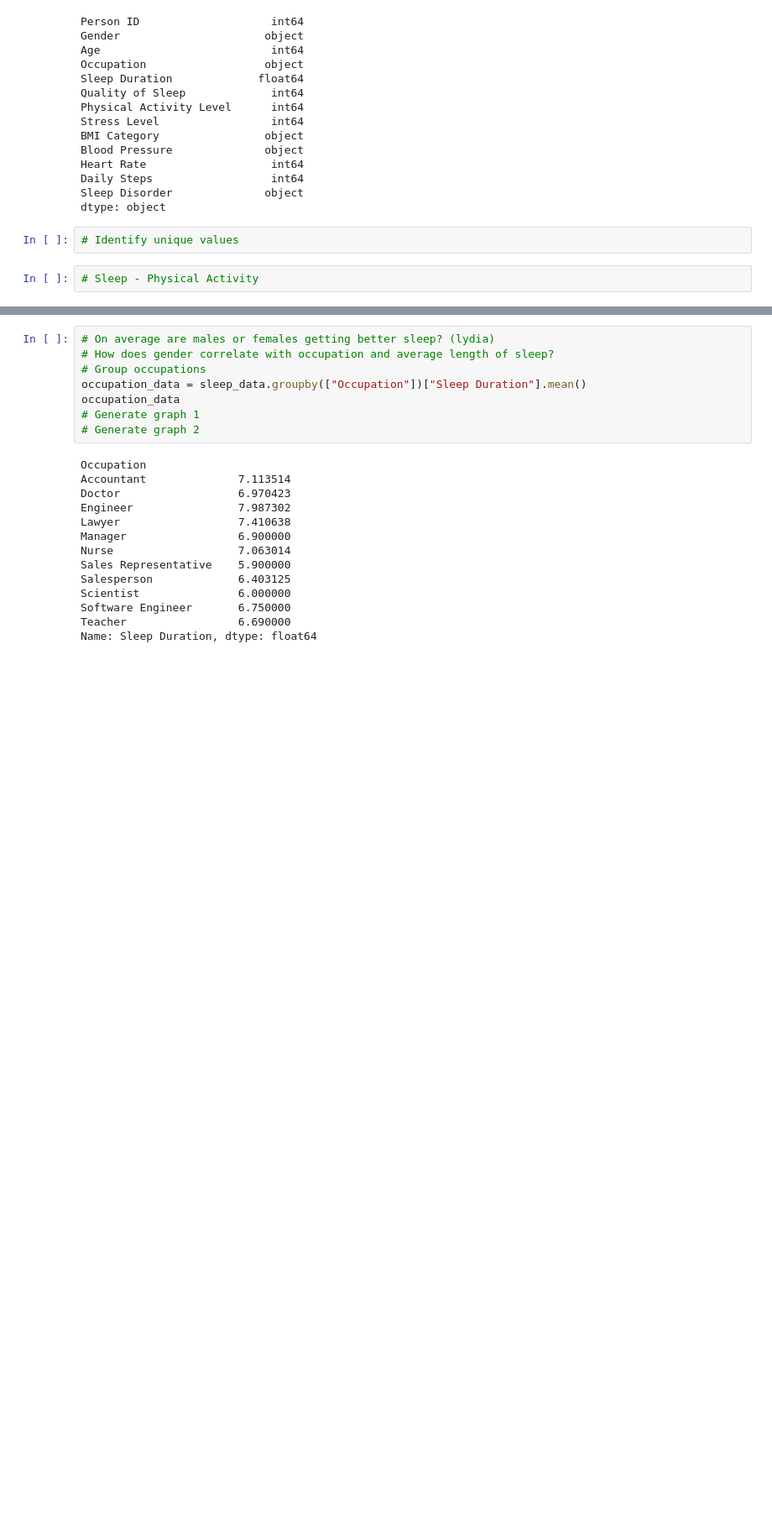
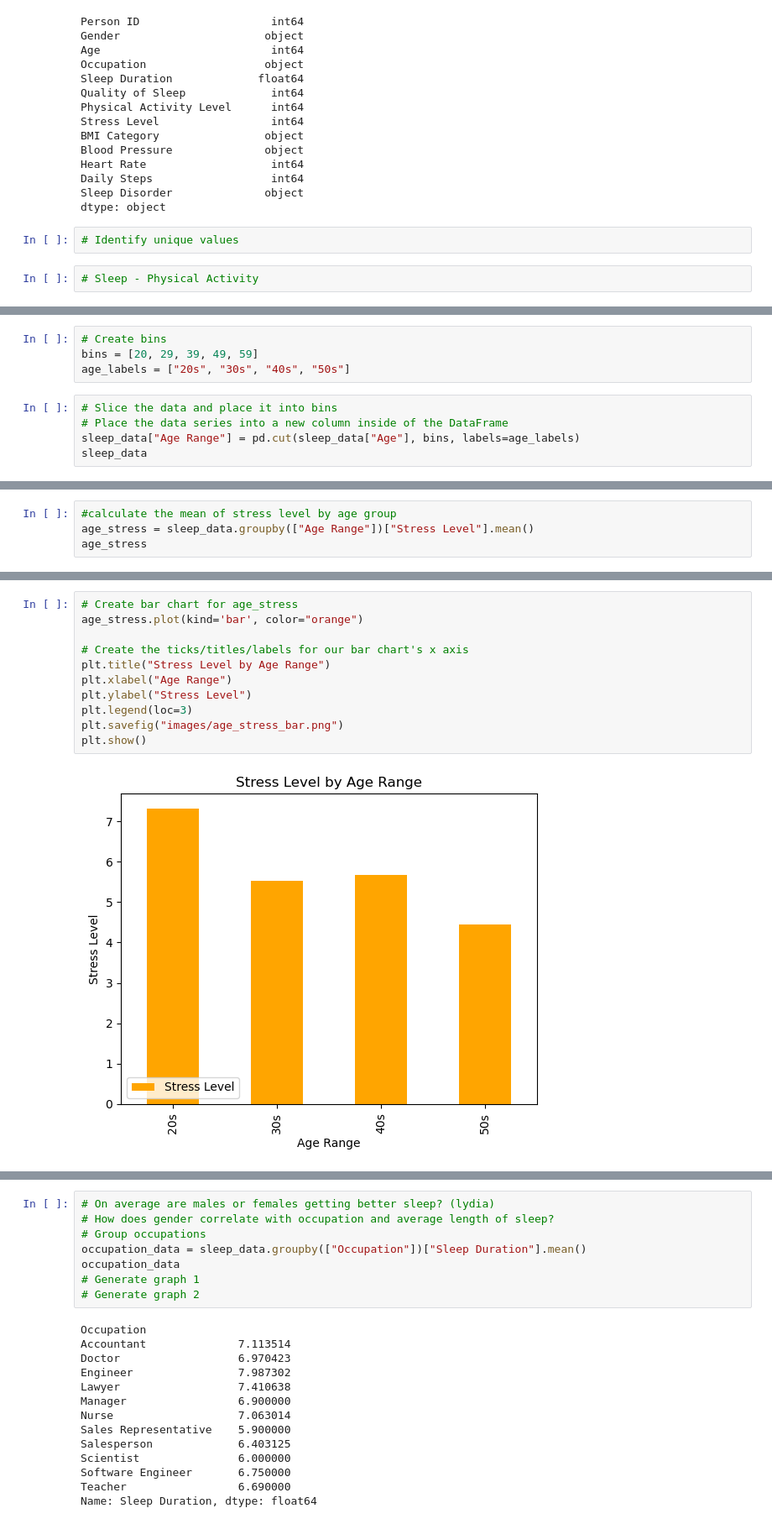
Before and after one commit to jaredsletto/Project_1, a Jupyter notebook: Project_1_sleep.ipynb, the cells around one changed output, grey strips where cells are left out. Shown at 84% size. Cells and saved outputs as stored; diff of their text form; blank space fills up the shorter version.

```diff
--- a/Project_1_sleep.ipynb
+++ b/Project_1_sleep.ipynb
@@ -67,0 +42,9 @@ ValueError: Bin labels must be one fewer than the number of bin edges
+# %%
+# Create bins
+bins = [20, 29, 39, 49, 59]
+age_labels = ["20s", "30s", "40s", "50s"]
+# %%
+# Slice the data and place it into bins
+# Place the data series into a new column inside of the DataFrame
+sleep_data["Age Range"] = pd.cut(sleep_data["Age"], bins, labels=age_labels)
+sleep_data
@@ -67,0 +65,4 @@ ValueError: Bin labels must be one fewer than the number of bin edges
+# %%
+#calculate the mean of stress level by age group
+age_stress = sleep_data.groupby(["Age Range"])["Stress Level"].mean()
+age_stress
@@ -67,0 +97,13 @@ ValueError: Bin labels must be one fewer than the number of bin edges
+# %%
+# Create bar chart for age_stress
+age_stress.plot(kind='bar', color="orange")
+
+# Create the ticks/titles/labels for our bar chart's x axis
+plt.title("Stress Level by Age Range")
+plt.xlabel("Age Range")
+plt.ylabel("Stress Level")
+plt.legend(loc=3)
+plt.savefig("images/age_stress_bar.png")
+plt.show()
+# %% [output]
+[figure, added]
```
Also changed, not shown: parts of 11 cells of this notebook, 6 other files.
